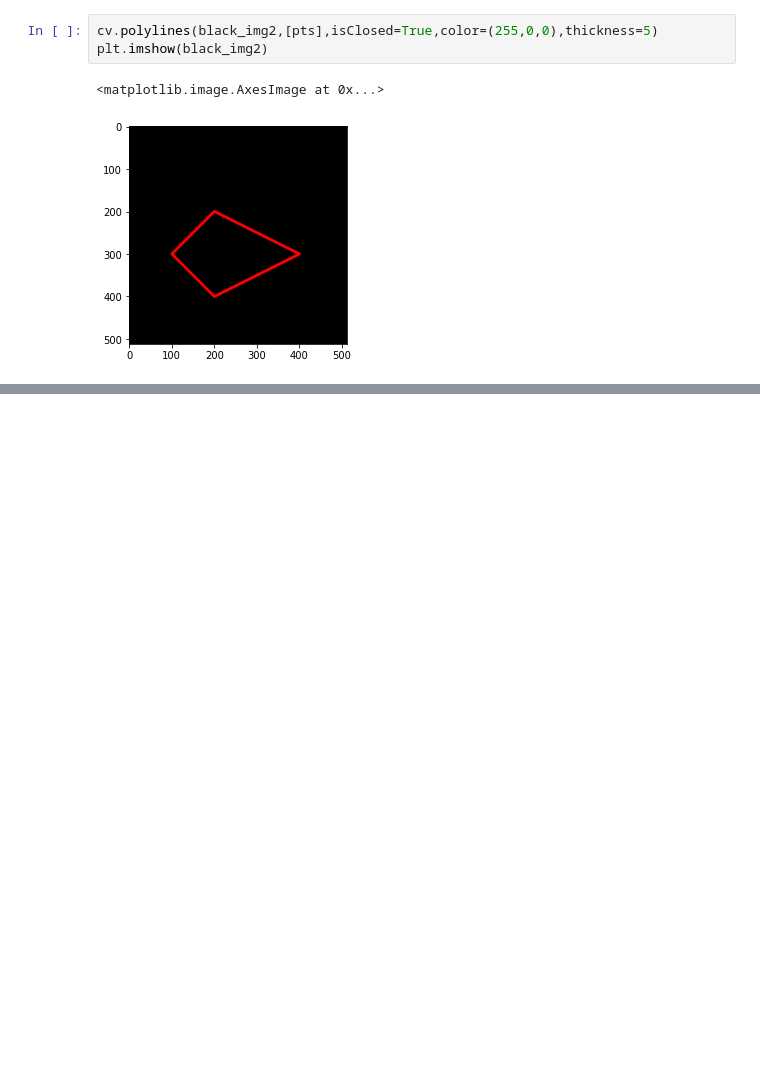
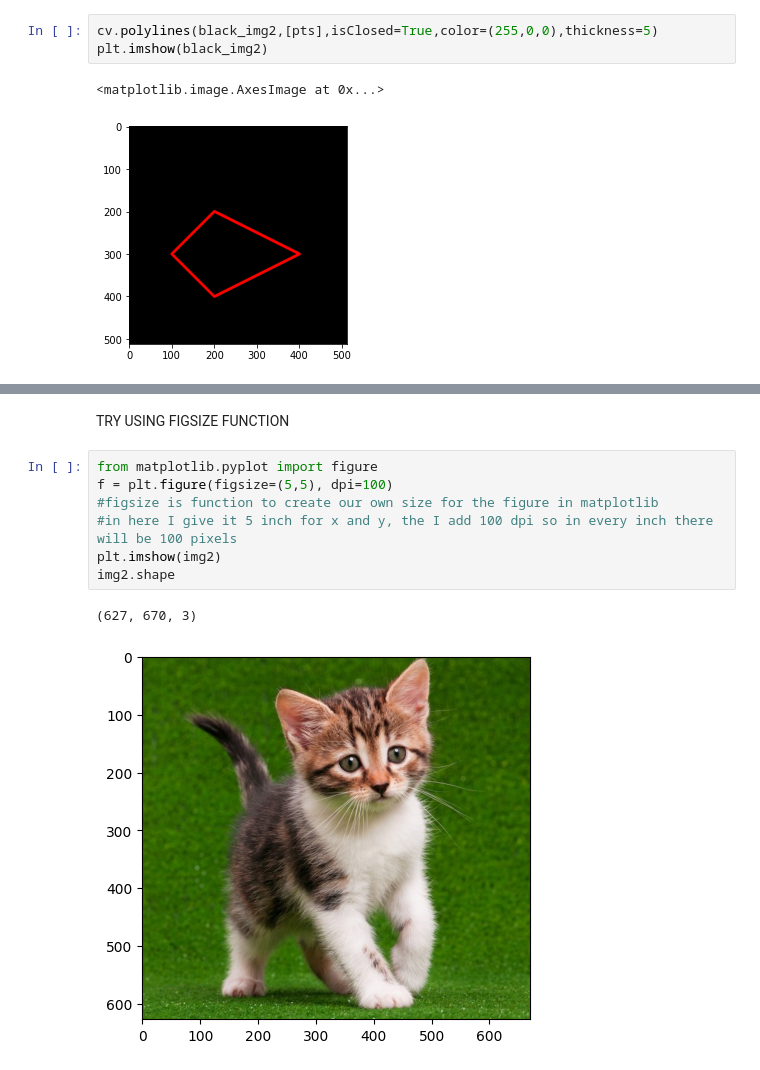
Before and after one commit to ab-rohman/Computer_Vision, a Jupyter notebook: Week2.ipynb, the cells around one changed output, grey strips where cells are left out. Cells and saved outputs as stored; diff of their text form; blank space fills up the shorter version.

```diff
--- a/Week2.ipynb
+++ b/Week2.ipynb
@@ -137,0 +148,12 @@ plt.imshow(black_img2)
+# %% [markdown]
+TRY USING FIGSIZE FUNCTION
+# %%
+from matplotlib.pyplot import figure
+f = plt.figure(figsize=(5,5), dpi=100)
+#figsize is function to create our own size for the figure in matplotlib
+#in here I give it 5 inch for x and y, the I add 100 dpi so in every inch there will be 100 pixels
+plt.imshow(img2)
+img2.shape
+# %% [output]
+(627, 670, 3)
+[figure, added]
```
Also changed, not shown: parts of 12 cells of this notebook.
